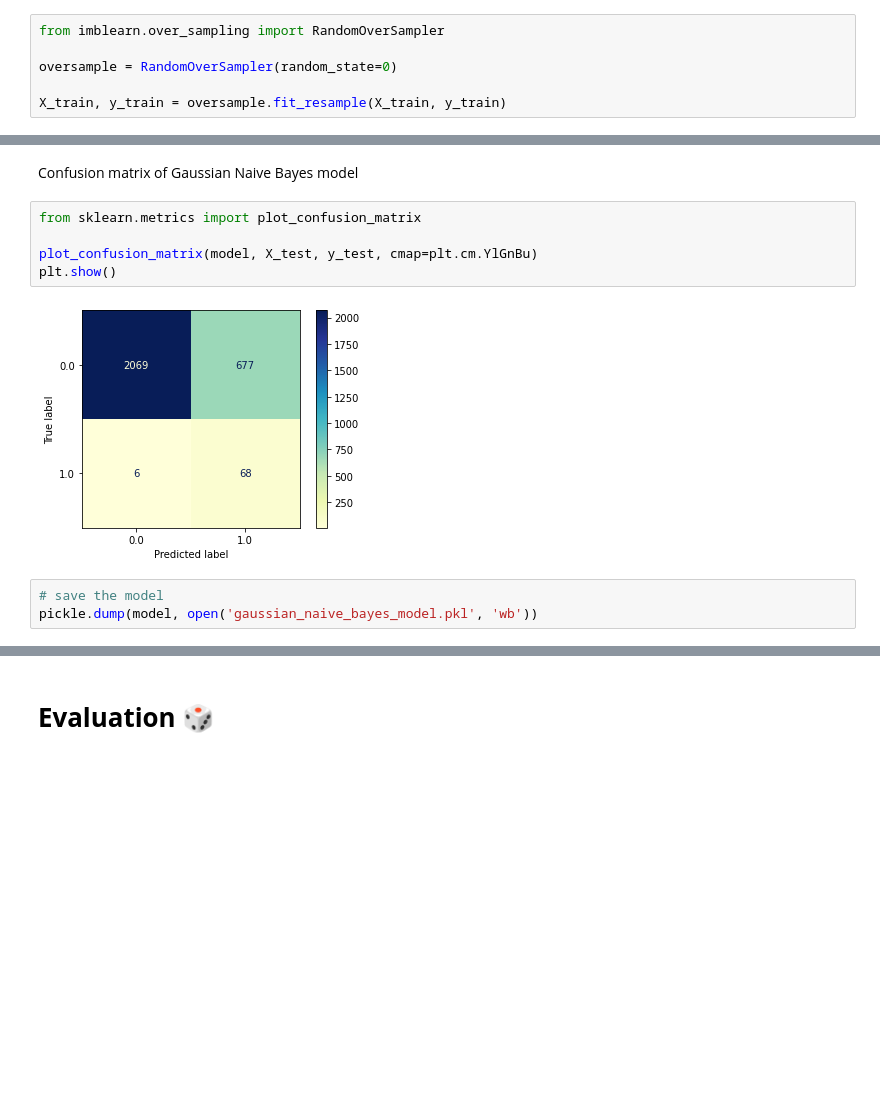
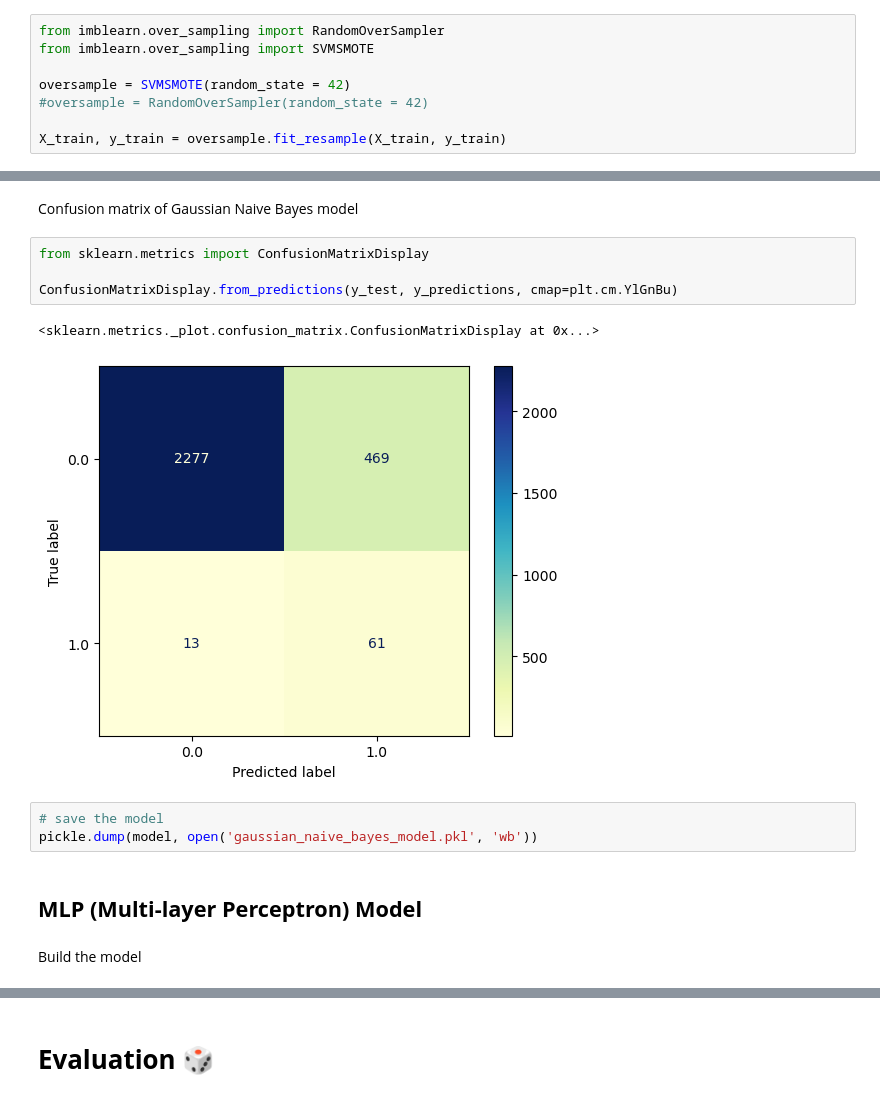
Before and after one commit to ZakiKurdya/Predictive-Maintenance, a Jupyter notebook: notebooks/modeling_and_evaluation.ipynb, the cells around one changed output, grey strips where cells are left out. Saved outputs shown, nothing was run; the diff lists cells and outputs as text; blank space fills up the shorter version.

```diff
--- a/notebooks/modeling_and_evaluation.ipynb
+++ b/notebooks/modeling_and_evaluation.ipynb
@@ -75,8 +68,10 @@ X_train, X_test, y_train, y_test = train_test_split(X, y,
 Because the data is imbalanced, we oversample the training set
 # %%
 from imblearn.over_sampling import RandomOverSampler
+from imblearn.over_sampling import SVMSMOTE
 
-oversample = RandomOverSampler(random_state=0)
+oversample = SVMSMOTE(random_state = 42)
+#oversample = RandomOverSampler(random_state = 42)
 
 X_train, y_train = oversample.fit_resample(X_train, y_train)
 # %% [markdown]
@@ -414,12 +358,16 @@ plt.show()
 # %% [markdown]
 Confusion matrix of Gaussian Naive Bayes model
 # %%
-from sklearn.metrics import plot_confusion_matrix
+from sklearn.metrics import ConfusionMatrixDisplay
 
-plot_confusion_matrix(model, X_test, y_test, cmap=plt.cm.YlGnBu)
-plt.show()
+ConfusionMatrixDisplay.from_predictions(y_test, y_predictions, cmap=plt.cm.YlGnBu)
 # %% [output]
+<sklearn.metrics._plot.confusion_matrix.ConfusionMatrixDisplay at 0x...>
-[figure, old version]
+[figure, new version]
 # %%
 # save the model
 pickle.dump(model, open('gaussian_naive_bayes_model.pkl', 'wb'))
+# %% [markdown]
+## **MLP (Multi-layer Perceptron) Model**
+# %% [markdown]
+Build the model
```
Also changed, not shown: parts of 33 cells of this notebook.
